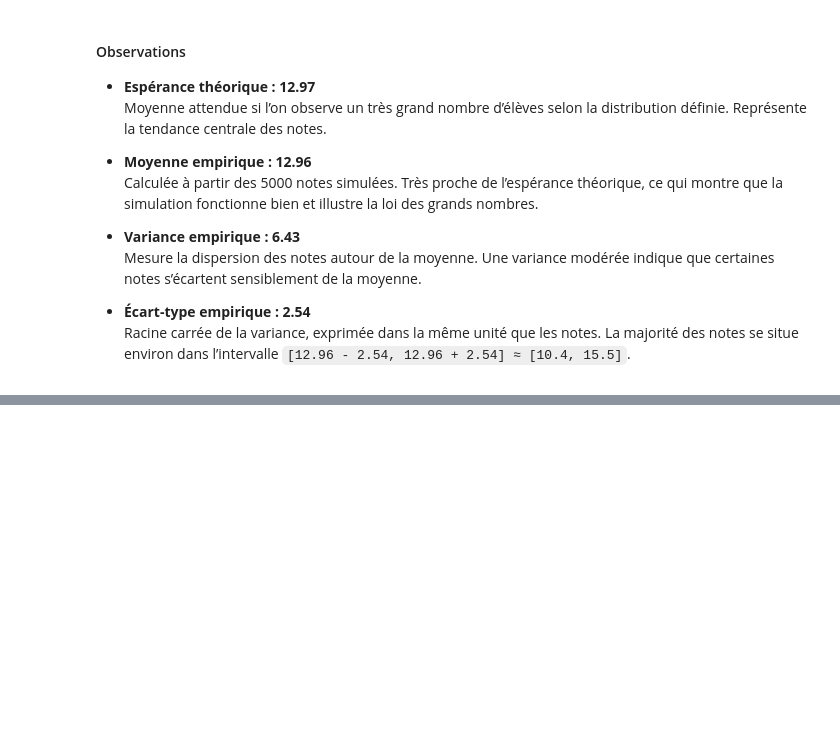
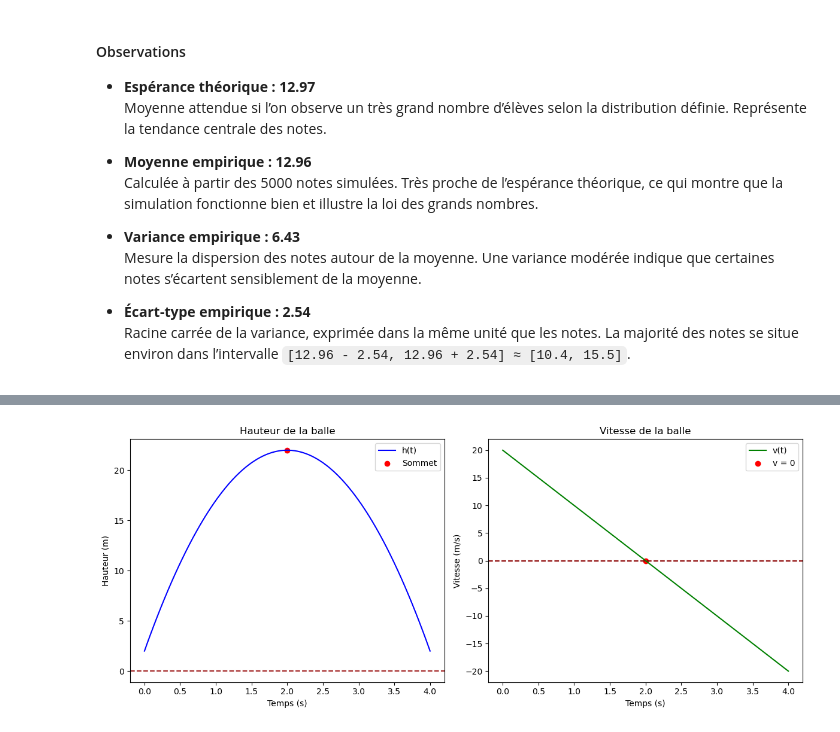
Before and after one commit to Paul-Emmanuel-Buffe/philomathia, a Jupyter notebook: notebooks/philomathia_final.ipynb, the cells around one changed output, grey strips where cells are left out. Saved outputs shown, nothing was run; the diff lists cells and outputs as text; code cells hidden in the pictures; blank space fills up the shorter version.

```diff
--- a/notebooks/philomathia_final.ipynb
+++ b/notebooks/philomathia_final.ipynb
@@ -1152,0 +1540,43 @@ plt.show()
+# %%
+# --- Fonctions ---
+def hauteur(t):
+    return -5*t**2 + 20*t + 2
+
+def vitesse(t):
+    return -10*t + 20
+
+# --- Génération des données ---
+temps = np.linspace(0, 4, 100)
+hauteurs = hauteur(temps)
+vitesses = vitesse(temps)
+
+# --- Point critique (sommet) ---
+t_sommet = 2
+h_sommet = hauteur(t_sommet)
+v_sommet = vitesse(t_sommet)
+
+# --- Visualisation ---
+fig, (ax1, ax2) = plt.subplots(1, 2, figsize=(12, 5))
+
+# Hauteur
+ax1.plot(temps, hauteurs, color='blue', label='h(t)')
+ax1.scatter(t_sommet, h_sommet, color='red', label='Sommet')
+ax1.axhline(0, color='brown', linestyle='--')
+ax1.set_title("Hauteur de la balle")
+ax1.set_xlabel("Temps (s)")
+ax1.set_ylabel("Hauteur (m)")
+ax1.legend()
+
+# Vitesse
+ax2.plot(temps, vitesses, color='green', label="v(t)")
+ax2.scatter(t_sommet, v_sommet, color='red', label='v = 0')
+ax2.axhline(0, color='darkred', linestyle='--')
+ax2.set_title("Vitesse de la balle")
+ax2.set_xlabel("Temps (s)")
+ax2.set_ylabel("Vitesse (m/s)")
+ax2.legend()
+
+plt.tight_layout()
+plt.show()
+# %% [output]
+[figure, added]
```
Also changed, not shown: parts of 20 cells of this notebook.
